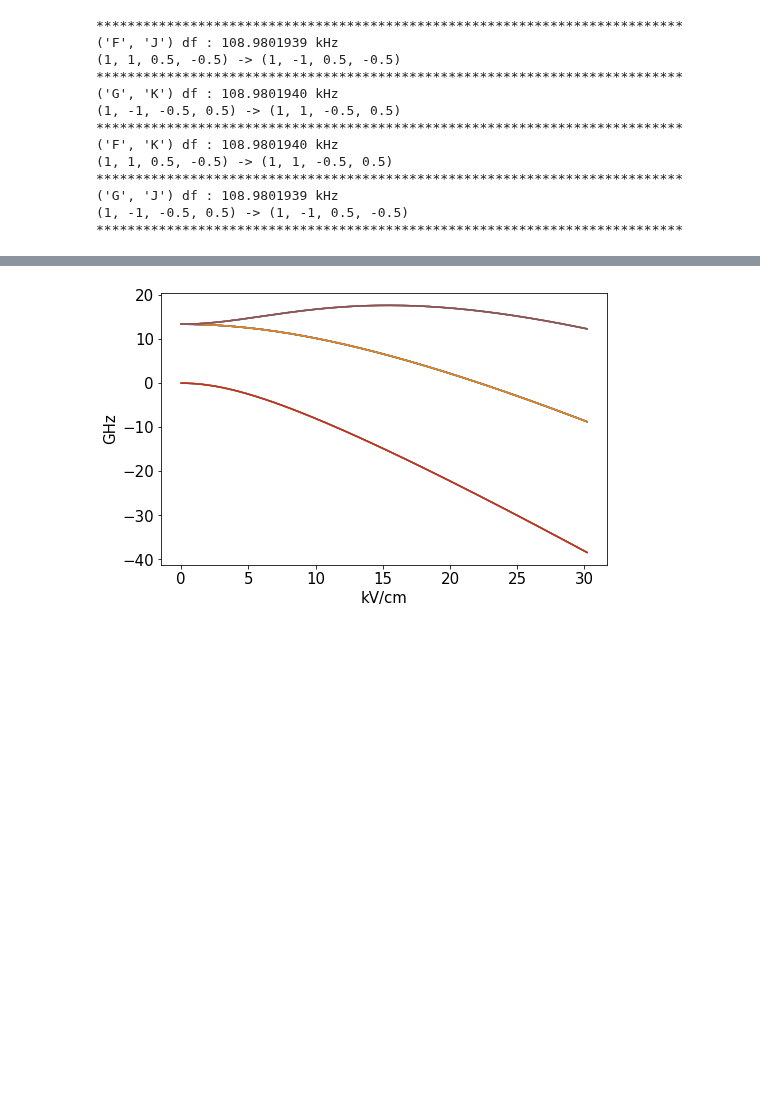
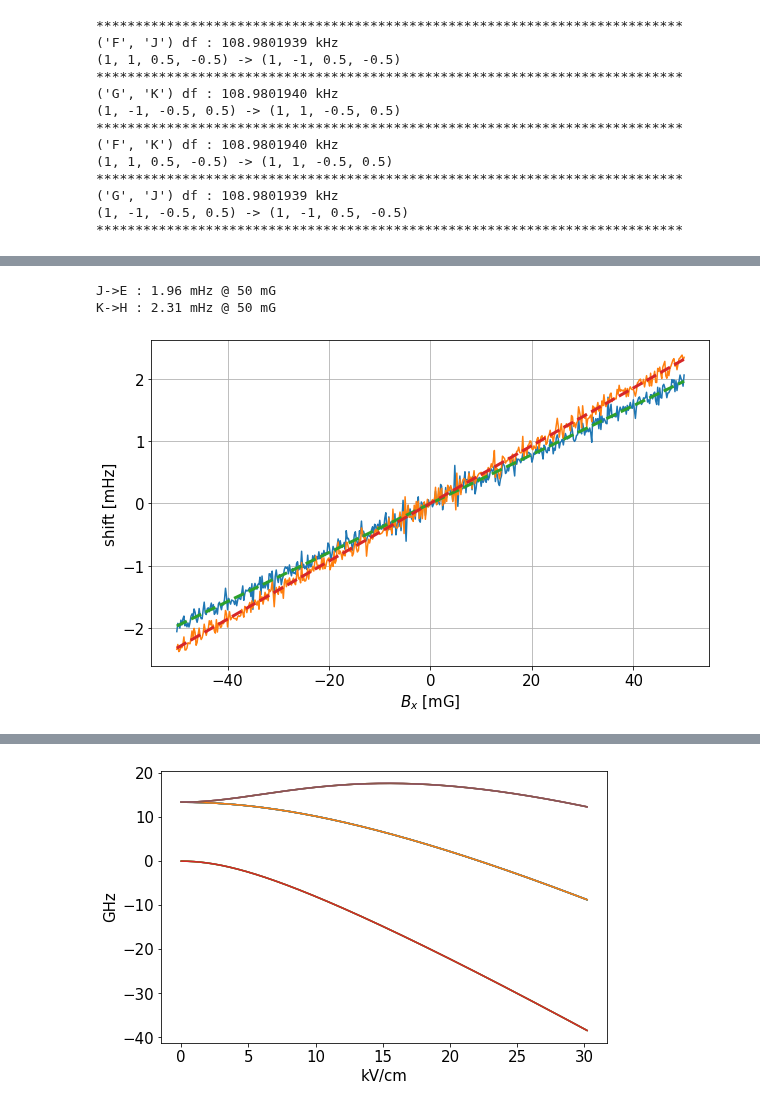
Before and after one commit to ograsdijk/CeNTREX-notebooks, a Jupyter notebook: TlF papers/Frequency Shift NMR.ipynb, the cells around one changed output, grey strips where cells are left out. Saved outputs shown, nothing was run; the diff lists cells and outputs as text; code cells hidden in the pictures; blank space fills up the shorter version.

```diff
--- a/TlF papers/Frequency Shift NMR.ipynb
+++ b/TlF papers/Frequency Shift NMR.ipynb
@@ -297,0 +453,38 @@ Difference J->E & K->H : -7.04e-02 Hz
+# %%
+Bmot = 6e-5
+
+Bx = np.linspace(-50e-3,50e-3,501)
+Ez = np.ones(len(Bx))*20e3
+Ex = np.zeros(len(Ez))
+Ey = np.zeros(len(Ez))
+By = np.zeros(len(Ez))
+Bz = np.zeros(len(Ez))
+
+spectrum1 = Ham.spectrum(Ex,Ey,Ez,Bx+Bmot,By,Bz)
+spectrum2 = Ham.spectrum(Ex,Ey,-Ez,Bx-Bmot,By,Bz)
+
+fig, ax = plt.subplots(figsize = (10,6))
+
+JE = (spectrum1[0][:,10] - spectrum1[0][:,7]) - (spectrum2[0][:,10] - spectrum2[0][:,7])
+KH = (spectrum1[0][:,11] - spectrum1[0][:,6]) - (spectrum2[0][:,11] - spectrum2[0][:,6])
+
+JE_Bmot = np.poly1d(np.polyfit(Bx, JE, 2))
+KH_Bmot = np.poly1d(np.polyfit(Bx, KH, 2))
+ax.plot(Bx*1e3, JE*1e3)
+ax.plot(Bx*1e3, KH*1e3)
+ax.plot(Bx*1e3, JE_Bmot(Bx)*1e3, '--', lw = 3)
+ax.plot(Bx*1e3, KH_Bmot(Bx)*1e3, '--', lw = 3)
+
+ax.grid(True)
+
+ax.set_xlabel('$B_x$ [mG]')
+ax.set_ylabel('shift [mHz]')
+
+set_fontsize(ax, 15)
+
+print(f'J->E : {JE_Bmot(50e-3)*1e3:.2f} mHz @ 50 mG')
+print(f'K->H : {KH_Bmot(50e-3)*1e3:.2f} mHz @ 50 mG')
+# %% [output]
+J->E : 1.96 mHz @ 50 mG
+K->H : 2.31 mHz @ 50 mG
+[figure, added]
```
Also changed, not shown: parts of 22 cells of this notebook, 1 other file.
